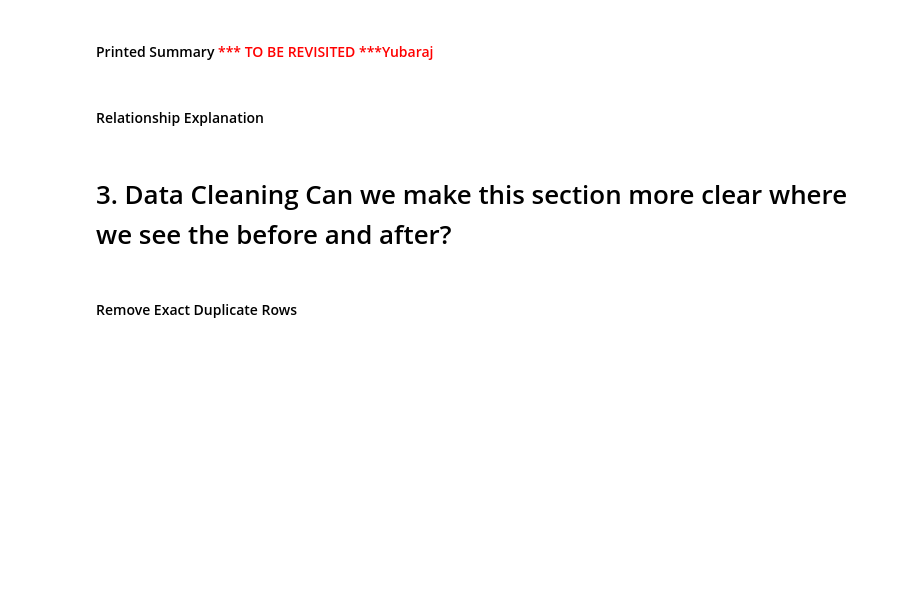
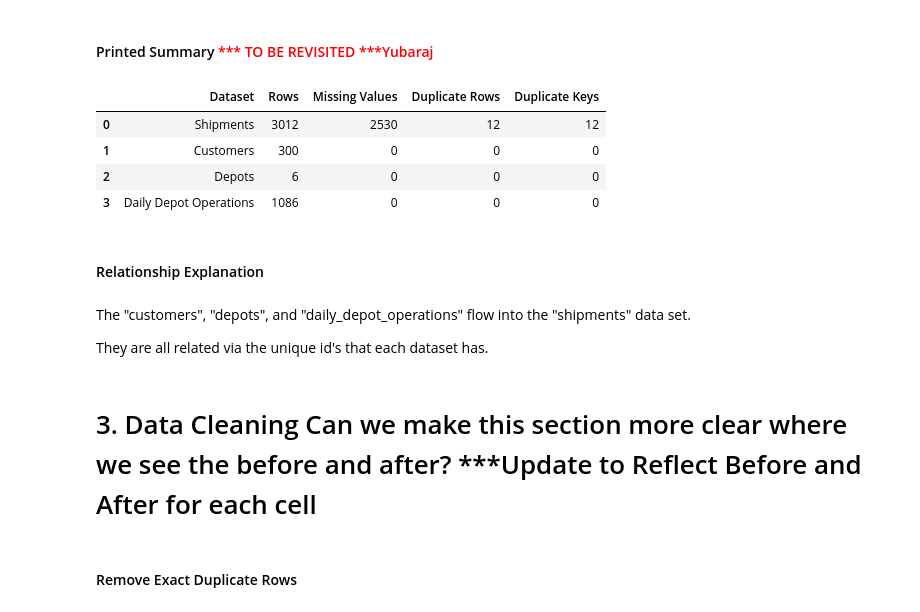
Before and after one commit to ctackitt30/Team_4_CDS_Project, a Jupyter notebook: Team_4_CDS_Capstone.ipynb, the cells around one changed output. Saved outputs shown, nothing was run; the diff lists cells and outputs as text; code cells hidden in the pictures; blank space fills up the shorter version.

```diff
--- a/Team_4_CDS_Capstone.ipynb
+++ b/Team_4_CDS_Capstone.ipynb
@@ -311,5 +341,46 @@ Within "Depots", the following is after:
 # %%
 # Ran tests on data shape. Only concerns arose in shipments in terms of missing values and duplicate rows.
 # Combine shipment results from "Count Missing Values" and "Check Duplicate Rows" to here. What is the best way to do this?
+# %%
+data_audit = pd.DataFrame({
+    "Dataset": [
+        "Shipments",
+        "Customers",
+        "Depots",
+        "Daily Depot Operations"
+    ],
+    "Rows": [
+        shipments.shape[0],
+        customers.shape[0],
+        depots.shape[0],
+        daily_ops.shape[0]
+    ],
+    "Missing Values": [
+        shipments.isna().sum().sum(),
+        customers.isna().sum().sum(),
+        depots.isna().sum().sum(),
+        daily_ops.isna().sum().sum()
+    ],
+    "Duplicate Rows": [
+        shipments.duplicated().sum(),
+        customers.duplicated().sum(),
+        depots.duplicated().sum(),
+        daily_ops.duplicated().sum()
+    ],
+    "Duplicate Keys": [
+        shipments["shipment_id"].duplicated().sum(),
+        customers["customer_id"].duplicated().sum(),
+        depots["depot_id"].duplicated().sum(),
+        daily_ops.duplicated(subset=["depot_id", "date"]).sum()
+    ]
+})
+
+display(data_audit)
+# %% [output]
+|  | Dataset | Rows | Missing Values | Duplicate Rows | Duplicate Keys |
+| 0 | Shipments | 3012 | 2530 | 12 | 12 |
+| 1 | Customers | 300 | 0 | 0 | 0 |
+| 2 | Depots | 6 | 0 | 0 | 0 |
+| 3 | Daily Depot Operations | 1086 | 0 | 0 | 0 |
 # %% [markdown]
 #### Relationship Explanation  <span style="color:red">
@@ -318,5 +387,9 @@ Within "Depots", the following is after:
+# %% [markdown]
+The "customers", "depots", and "daily_depot_operations" flow into the "shipments" data set.
+
+They are all related via the unique id's that each dataset has.
 # %% [markdown]
-# 3. Data Cleaning Can we make this section more clear where we see the before and after?
+# 3. Data Cleaning Can we make this section more clear where we see the before and after? ***Update to Reflect Before and After for each cell
 # %% [markdown]
 #### Remove Exact Duplicate Rows
 # %%
```
Also changed, not shown: parts of 24 cells of this notebook.
